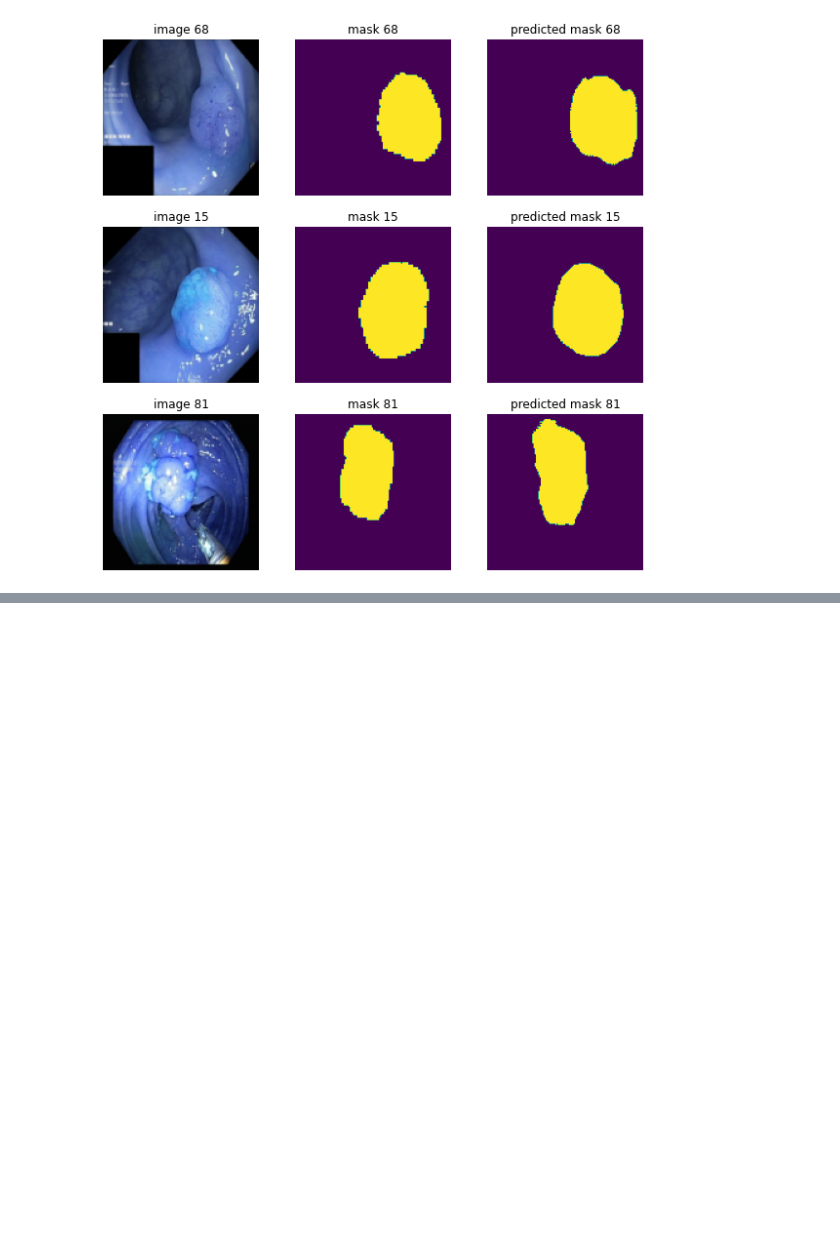
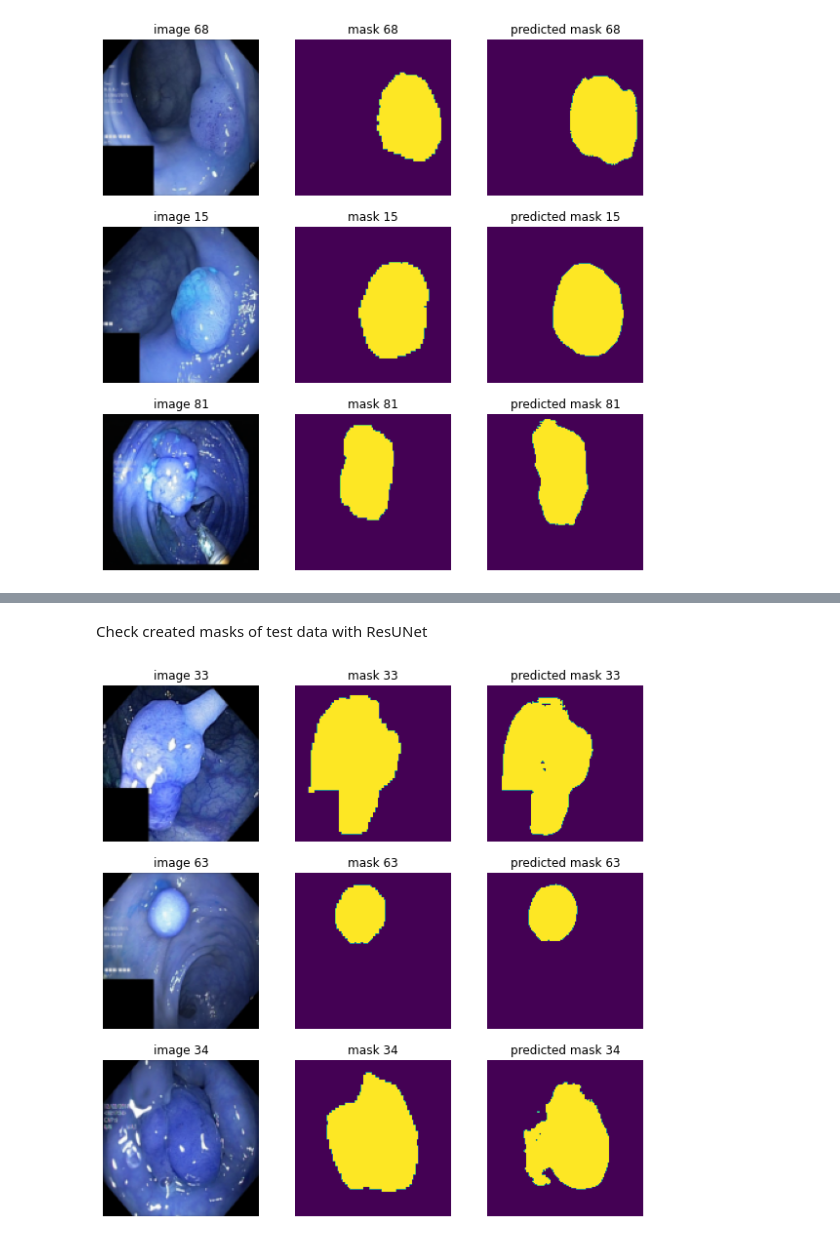
Before and after one commit to nrgsghanei2001/polyp_detection_using_image_segmentation, a Jupyter notebook: Image_segmentation_on_polyp_detection_task.ipynb, the cells around one changed output, grey strips where cells are left out. Saved outputs shown, nothing was run; the diff lists cells and outputs as text; code cells hidden in the pictures; blank space fills up the shorter version.

Commit message:
implement, train, and test the Res-U-Net model

```diff
--- a/Image_segmentation_on_polyp_detection_task.ipynb
+++ b/Image_segmentation_on_polyp_detection_task.ipynb
@@ -189,7 +190,7 @@ def model_evaluation(model, X_train, X_test, Y_test, model_name):
     print("Evaluate on test data...")
     results = model.evaluate(X_test, Y_test, batch_size=128)
 
-    table = [[np.round(accuracy, 2), np.round(precision, 2)+5, np.round(recall, 2)+5, np.round(dice, 2)+10, np.round(intersection_o_union, 2)+11]]
+    table = [[np.round(accuracy, 2), np.round(precision, 2), np.round(recall, 2), np.round(dice, 2), np.round(intersection_o_union, 2)]]
     df = pd.DataFrame(table, columns = ['Accuracy', 'Precision', 'Recall', 'Dice_Coefficient', 'Intersection_over_Union'], index=[model_name])
     print(df)
     return preds_test_t
@@ -579,0 +583,33 @@ model_visualization(X_test, Y_test, Y_pred_ded)
+# %%
+def bn_act(x, act=True):
+    x = keras.layers.BatchNormalization()(x)
+    if act == True:
+        x = keras.layers.Activation("relu")(x)
+    return x
+
+def conv_block(x, filters, kernel_size=(3, 3), padding="same", strides=1):
+    conv = bn_act(x)
+    conv = keras.layers.Conv2D(filters, kernel_size, padding=padding, strides=strides)(conv)
+    return conv
+
+def stem(x, filters, kernel_size=(3, 3), padding="same", strides=1):
+    conv = keras.layers.Conv2D(filters, kernel_size, padding=padding, strides=strides)(x)
+    conv = conv_block(conv, filters, kernel_size=kernel_size, padding=padding, strides=strides)
+    shortcut = keras.layers.Conv2D(filters, kernel_size=(1, 1), padding=padding, strides=strides)(x)
+    shortcut = bn_act(shortcut, act=False)
+    output = keras.layers.Add()([conv, shortcut])
+
+    return output
+
+def residual_block(x, filters, kernel_size=(3, 3), padding="same", strides=1):
+    res = conv_block(x, filters, kernel_size=kernel_size, padding=padding, strides=strides)
+    res = conv_block(res, filters, kernel_size=kernel_size, padding=padding, strides=1)
+    shortcut = keras.layers.Conv2D(filters, kernel_size=(1, 1), padding=padding, strides=strides)(x)
+    shortcut = bn_act(shortcut, act=False)
+    output = keras.layers.Add()([shortcut, res])
+    return output
+
+def upsample_concat_block(x, xskip):
+    u = keras.layers.UpSampling2D((2, 2))(x)
+    c = keras.layers.Concatenate()([u, xskip])
+    return c
@@ -579,0 +655,6 @@ model_visualization(X_test, Y_test, Y_pred_ded)
+# %%
+checkpointer3 = tf.keras.callbacks.ModelCheckpoint('ResUNet-model.h5', verbose=1, save_best_only=True)
+callbacks3 = [tf.keras.callbacks.EarlyStopping(patience=10, monitor='val_loss')]
+
+ResUNet_model = ResUNet()
+ResUNet_results = ResUNet_model.fit(X_train, Y_train, validation_split=0.1, batch_size=16, epochs=50, callbacks=callbacks3)
@@ -579,0 +681,2 @@ model_visualization(X_test, Y_test, Y_pred_ded)
+# %%
+Y_pred_resunet = model_evaluation(ResUNet_model, X_train, X_test, Y_test, "ResUNet")
@@ -579,0 +694,6 @@ model_visualization(X_test, Y_test, Y_pred_ded)
+# %% [markdown]
+Check created masks of test data with ResUNet
+# %%
+model_visualization(X_test, Y_test, Y_pred_resunet)
+# %% [output]
+[figure, added]
```
Also changed, not shown: parts of 6 cells of this notebook.
